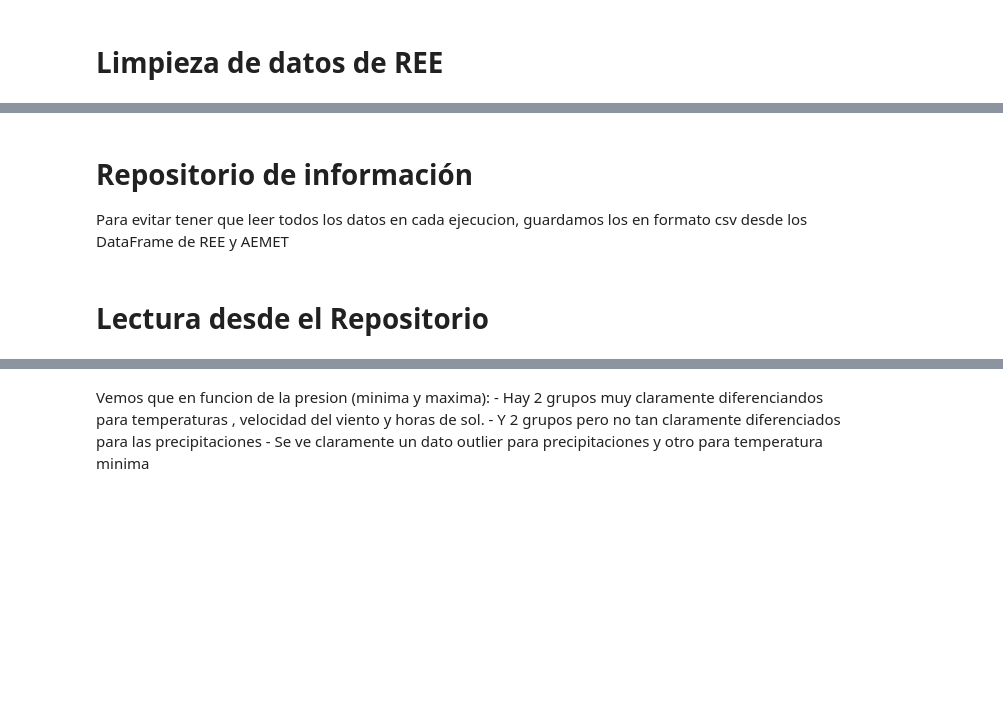
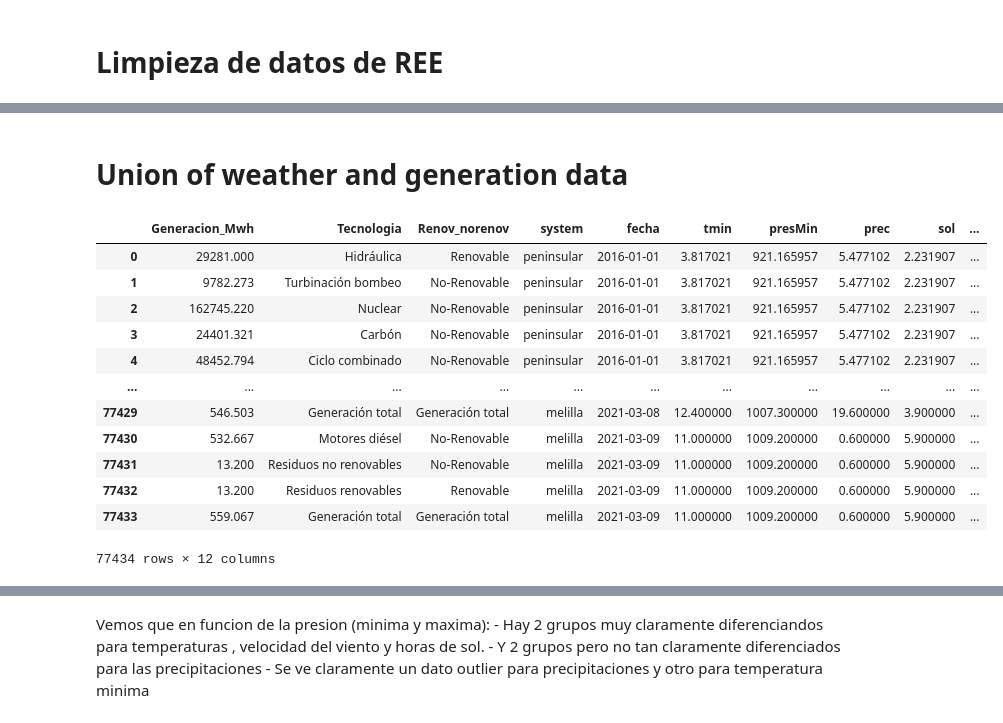
Before and after one commit to sotodosos/ClasesMaster26, a Jupyter notebook: Python/TFM.ipynb, the cells around one changed output, grey strips where cells are left out. Drawn from its saved outputs; the diff is of its cells as text; code cells hidden in the pictures; blank space fills up the shorter version.

```diff
--- a/Python/TFM.ipynb
+++ b/Python/TFM.ipynb
@@ -283,0 +109,11 @@ df_ree_system
+# %%
+def limpieza(df,cols):
+    for element in cols:
+        df[element]=df[element].str.replace(',', '.')
+        df[element]=pd.to_numeric(df[element],errors='coerce')
+    return df
+
+# Elimino las columnas que no me interesan
+df_weather.drop(columns=['altitud','horaPresMax','horaPresMin','horaracha','dir','horatmin','horatmax'],inplace=True)
+
+df_weather=limpieza(df_weather,df_weather.columns[5:])
@@ -301,4 +215,0 @@ df_ree_system
-# %% [markdown]
-# Repositorio de información
-
-Para evitar tener que leer todos los datos en cada ejecucion, guardamos los en formato csv desde los DataFrame de REE y AEMET
@@ -311,2 +215,0 @@ df_aux.to_csv('../Data/aux_weather.csv')
-# %% [markdown]
-# Lectura desde el Repositorio
@@ -315,0 +216,19 @@ df_weather=pd.read_csv('../Data/weather.csv',index_col=0)
+# %% [markdown]
+# Union of weather and generation data
+# %%
+df_ree_weather=pd.merge(df_ree,df_weather_system,how='inner',on=['fecha','system'])
+df_ree_weather
+# %% [output]
+|  | Generacion_Mwh | Tecnologia | Renov_norenov | system | fecha | tmin | presMin | prec | sol | ... |
+| 0 | 29281.000 | Hidráulica | Renovable | peninsular | 2016-01-01 | 3.817021 | 921.165957 | 5.477102 | 2.231907 | ... |
+| 1 | 9782.273 | Turbinación bombeo | No-Renovable | peninsular | 2016-01-01 | 3.817021 | 921.165957 | 5.477102 | 2.231907 | ... |
+| 2 | 162745.220 | Nuclear | No-Renovable | peninsular | 2016-01-01 | 3.817021 | 921.165957 | 5.477102 | 2.231907 | ... |
+| 3 | 24401.321 | Carbón | No-Renovable | peninsular | 2016-01-01 | 3.817021 | 921.165957 | 5.477102 | 2.231907 | ... |
+| 4 | 48452.794 | Ciclo combinado | No-Renovable | peninsular | 2016-01-01 | 3.817021 | 921.165957 | 5.477102 | 2.231907 | ... |
+| ... | ... | ... | ... | ... | ... | ... | ... | ... | ... | ... |
+| 77429 | 546.503 | Generación total | Generación total | melilla | 2021-03-08 | 12.400000 | 1007.300000 | 19.600000 | 3.900000 | ... |
+| 77430 | 532.667 | Motores diésel | No-Renovable | melilla | 2021-03-09 | 11.000000 | 1009.200000 | 0.600000 | 5.900000 | ... |
+| 77431 | 13.200 | Residuos no renovables | No-Renovable | melilla | 2021-03-09 | 11.000000 | 1009.200000 | 0.600000 | 5.900000 | ... |
+| 77432 | 13.200 | Residuos renovables | Renovable | melilla | 2021-03-09 | 11.000000 | 1009.200000 | 0.600000 | 5.900000 | ... |
+| 77433 | 559.067 | Generación total | Generación total | melilla | 2021-03-09 | 11.000000 | 1009.200000 | 0.600000 | 5.900000 | ... |
+77434 rows × 12 columns
```
Also changed, not shown: parts of 59 cells of this notebook, 1 other file.
